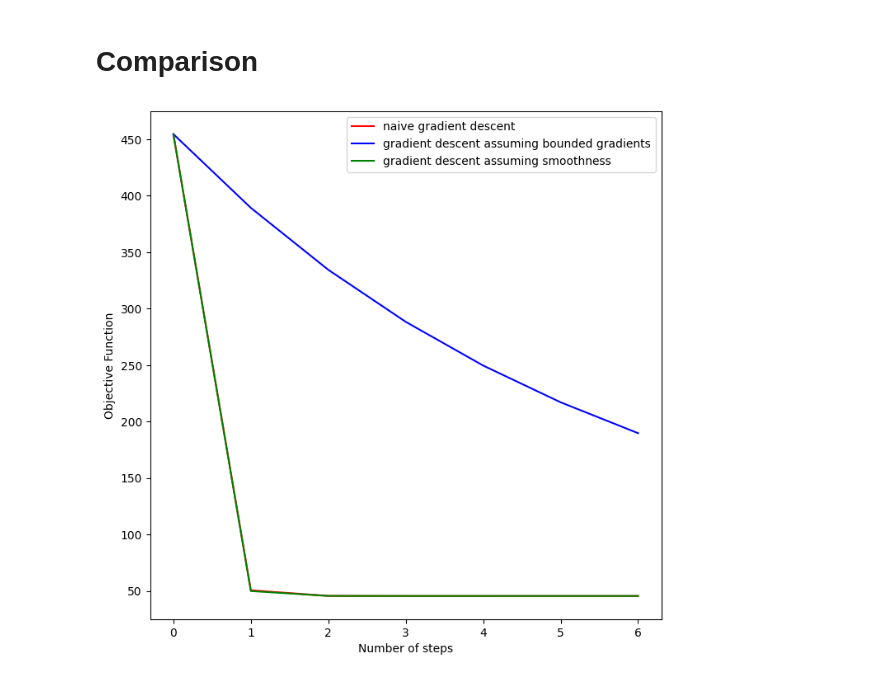
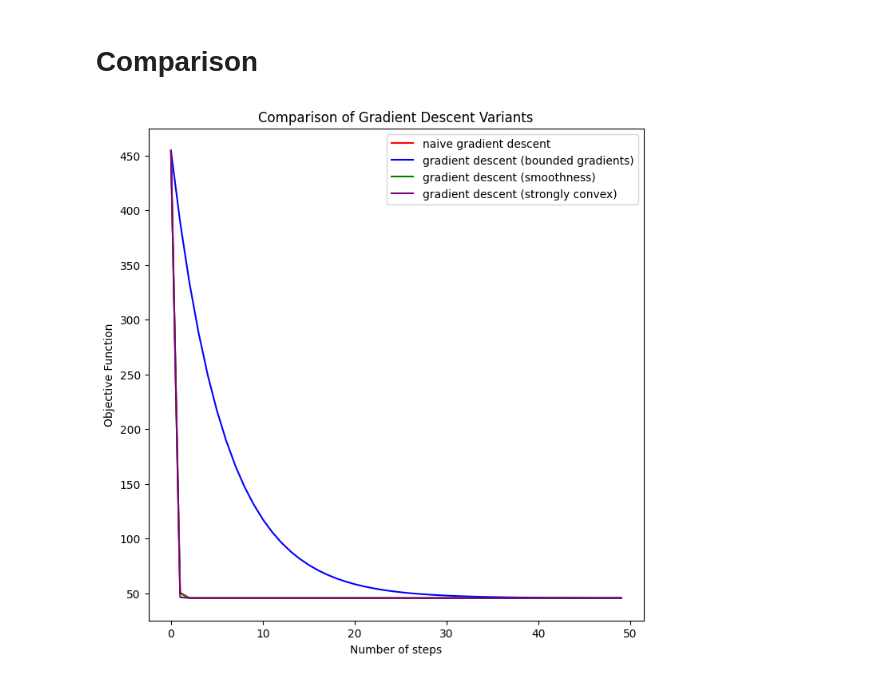
Before and after one commit to FilippoBolis/OptimizationProject_2025, a Jupyter notebook: GradientDescent.ipynb, the cells around one changed output. Saved outputs shown, nothing was run; the diff lists cells and outputs as text; code cells hidden in the pictures.

```diff
--- a/GradientDescent.ipynb
+++ b/GradientDescent.ipynb
@@ -186,9 +186,9 @@ def calculate_L(A, b):
 # Define the parameters of the algorithm.
 max_iters = 10
 
-L = calculate_L(A, b)
-gamma_smooth = 1/calculate_L(A,b)
-print(gamma_smooth)
+L = calculate_L(A)
+gamma_smooth = 1/L
+print(L)
 
 # Initialization
 x_initial = np.zeros(A.shape[1])
@@ -328,0 +331,27 @@ plt.show()
+# %%
+# Calculate the strong convexity constant μ (smallest eigenvalue of AᵗA).
+def calculate_mu(A):
+    eigenvalues = np.linalg.eigvalsh(A.T @ A)
+    return np.min(eigenvalues)
+# %%
+# Initialization
+x_initial = np.zeros(A.shape[1])
+
+# Maximum number of iterations
+max_iters = 10
+
+# Calculate smoothness and strong convexity constants
+L = calculate_L(A)
+mu = calculate_mu(A)
+
+print(f"Lipschitz constant L = {L:.4f}")
+print(f"Strong convexity constant mu = {mu:.4f}")
+
+# Learning rate for strongly convex function
+gamma_strong = 2 / (L + mu)
+print(f"Learning rate (strongly convex) γ = {gamma_strong:.6f}")
+
+# Start gradient descent
+gradient_objectives_strong, gradient_xs_strong = gradient_descent(
+    A, x_initial, b, max_iters, gamma_strong
+)
@@ -331,20 +412,24 @@ plt.show()
 # %%
 max_steps = 50
 
-# Extend each list to 20 by repeating the last value if it's shorter
+# Extend each list to 50 steps by repeating the last value if shorter
 naive = gradient_objectives_naive + [gradient_objectives_naive[-1]] * (max_steps - len(gradient_objectives_naive)) if len(gradient_objectives_naive) < max_steps else gradient_objectives_naive[:max_steps]
 bounded = gradient_objectives_bounded + [gradient_objectives_bounded[-1]] * (max_steps - len(gradient_objectives_bounded)) if len(gradient_objectives_bounded) < max_steps else gradient_objectives_bounded[:max_steps]
 smooth = gradient_objectives_smooth + [gradient_objectives_smooth[-1]] * (max_steps - len(gradient_objectives_smooth)) if len(gradient_objectives_smooth) < max_steps else gradient_objectives_smooth[:max_steps]
+strong = gradient_objectives_strong + [gradient_objectives_strong[-1]] * (max_steps - len(gradient_objectives_strong)) if len(gradient_objectives_strong) < max_steps else gradient_objectives_strong[:max_steps]
 
+# Plotting
 plt.figure(figsize=(8, 8))
 plt.xlabel('Number of steps')
 plt.ylabel('Objective Function')
 
 plt.plot(range(max_steps), naive, 'red', label='naive gradient descent')
-plt.plot(range(max_steps), bounded, 'blue', label='gradient descent assuming bounded gradients')
-plt.plot(range(max_steps), smooth, 'green', label='gradient descent assuming smoothness')
+plt.plot(range(max_steps), bounded, 'blue', label='gradient descent (bounded gradients)')
+plt.plot(range(max_steps), smooth, 'green', label='gradient descent (smoothness)')
+plt.plot(range(max_steps), strong, 'purple', label='gradient descent (strongly convex)')
 
 plt.legend(loc='upper right')
+plt.title('Comparison of Gradient Descent Variants')
 plt.show()
 # %% [output]
-[figure, old version]
+[figure, new version]
```
Also changed, not shown: parts of 10 cells of this notebook.
